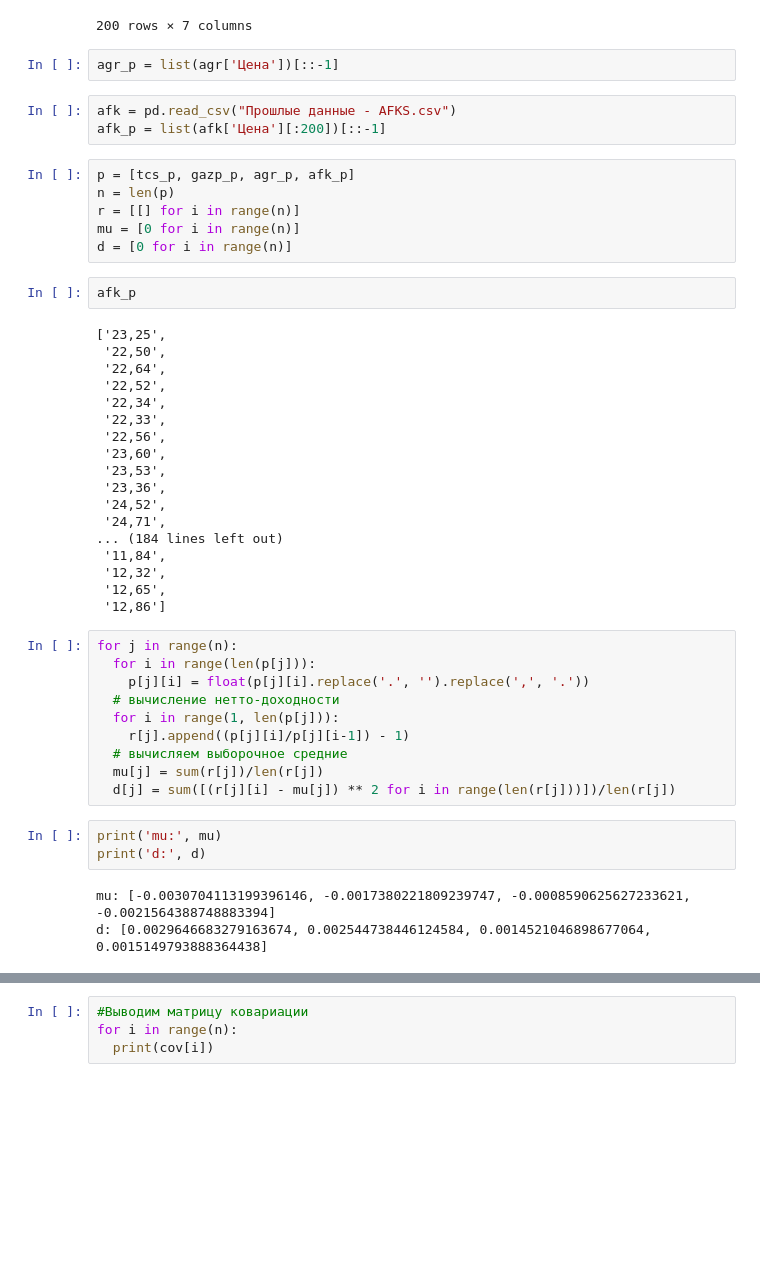
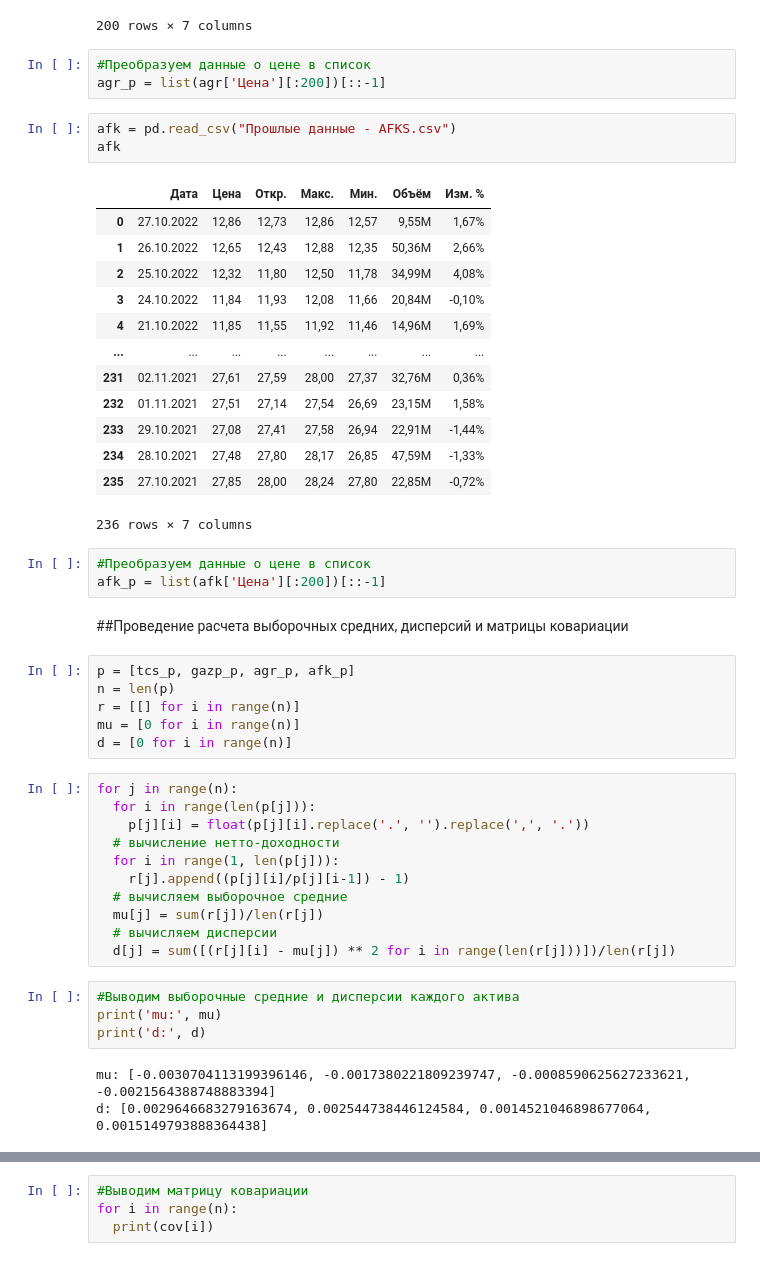
Before and after one commit to anna-grigoreva/1068_invest_port, a Jupyter notebook: 1068_invest.ipynb, the cells around one changed output, grey strips where cells are left out. Saved outputs shown, nothing was run; the diff lists cells and outputs as text; blank space fills up the shorter version.

```diff
--- a/1068_invest.ipynb
+++ b/1068_invest.ipynb
@@ -73,37 +60,37 @@ agr
 | 198 | 09.12.2021 | 1.127,60 | 1.117,00 | 1.137,00 | 1.117,00 | 40,05K | 1,13% |
 | 199 | 08.12.2021 | 1.115,00 | 1.148,40 | 1.160,80 | 1.109,40 | 75,69K | -2,28% |
 200 rows × 7 columns
-# %%
-agr_p = list(agr['Цена'])[::-1]
+# %%
+#Преобразуем данные о цене в список
+agr_p = list(agr['Цена'][:200])[::-1]
 # %%
 afk = pd.read_csv("Прошлые данные - AFKS.csv")
-afk_p = list(afk['Цена'][:200])[::-1]
+afk
+# %% [output]
+|  | Дата | Цена | Откр. | Макс. | Мин. | Объём | Изм. % |
+| 0 | 27.10.2022 | 12,86 | 12,73 | 12,86 | 12,57 | 9,55M | 1,67% |
+| 1 | 26.10.2022 | 12,65 | 12,43 | 12,88 | 12,35 | 50,36M | 2,66% |
+| 2 | 25.10.2022 | 12,32 | 11,80 | 12,50 | 11,78 | 34,99M | 4,08% |
+| 3 | 24.10.2022 | 11,84 | 11,93 | 12,08 | 11,66 | 20,84M | -0,10% |
+| 4 | 21.10.2022 | 11,85 | 11,55 | 11,92 | 11,46 | 14,96M | 1,69% |
+| ... | ... | ... | ... | ... | ... | ... | ... |
+| 231 | 02.11.2021 | 27,61 | 27,59 | 28,00 | 27,37 | 32,76M | 0,36% |
+| 232 | 01.11.2021 | 27,51 | 27,14 | 27,54 | 26,69 | 23,15M | 1,58% |
+| 233 | 29.10.2021 | 27,08 | 27,41 | 27,58 | 26,94 | 22,91M | -1,44% |
+| 234 | 28.10.2021 | 27,48 | 27,80 | 28,17 | 26,85 | 47,59M | -1,33% |
+| 235 | 27.10.2021 | 27,85 | 28,00 | 28,24 | 27,80 | 22,85M | -0,72% |
+236 rows × 7 columns
+# %%
+#Преобразуем данные о цене в список
+afk_p = list(afk['Цена'][:200])[::-1]
+# %% [markdown]
+##Проведение расчета выборочных средних, дисперсий и матрицы ковариации
 # %%
 p = [tcs_p, gazp_p, agr_p, afk_p]
 n = len(p)
 r = [[] for i in range(n)]
 mu = [0 for i in range(n)]
 d = [0 for i in range(n)]
-# %%
-afk_p
-# %% [output]
-['23,25',
- '22,50',
- '22,64',
- '22,52',
- '22,34',
- '22,33',
- '22,56',
- '23,60',
- '23,53',
- '23,36',
- '24,52',
- '24,71',
-... (184 lines left out)
- '11,84',
- '12,32',
- '12,65',
- '12,86']
 # %%
 for j in range(n):
   for i in range(len(p[j])):
@@ -113,8 +100,10 @@ for j in range(n):
     r[j].append((p[j][i]/p[j][i-1]) - 1)
   # вычисляем выборочное средние
   mu[j] = sum(r[j])/len(r[j])
+  # вычисляем дисперсии
   d[j] = sum([(r[j][i] - mu[j]) ** 2 for i in range(len(r[j]))])/len(r[j])
 # %%
+#Выводим выборочные средние и дисперсии каждого актива
 print('mu:', mu)
 print('d:', d)
 # %% [output]
```
Also changed, not shown: parts of 13 cells of this notebook.
